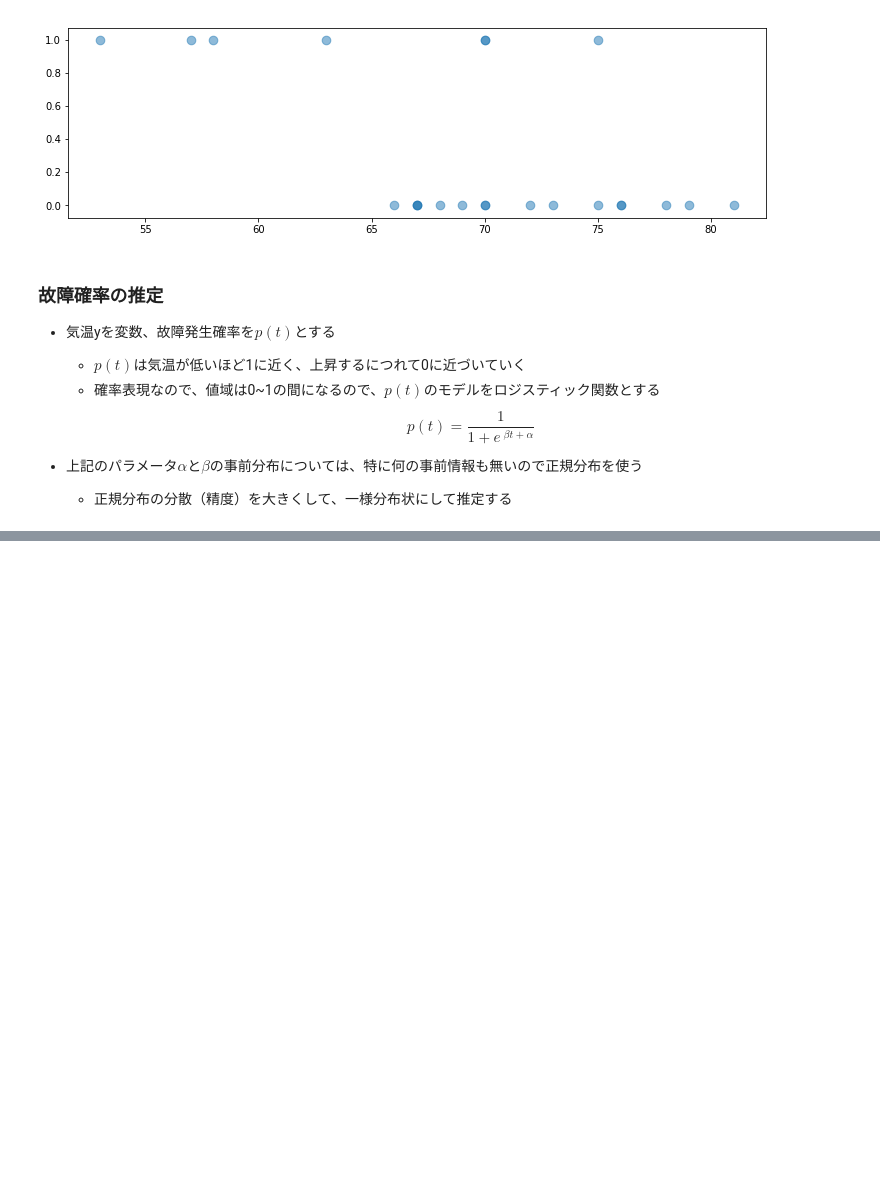
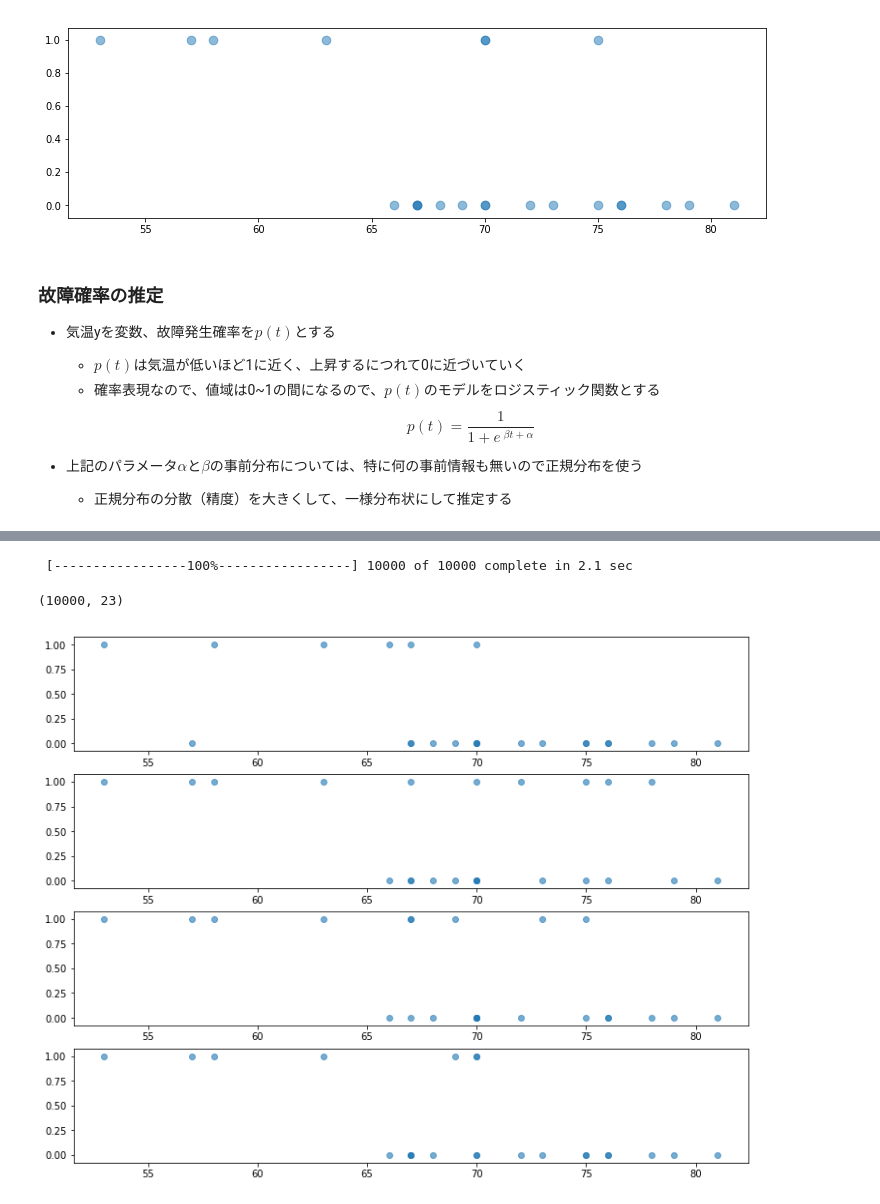
Before and after one commit to kano00/BayesianMethodForHackers, a Jupyter notebook: Chapter2.ipynb, the cells around one changed output, grey strips where cells are left out. Saved outputs shown, nothing was run; the diff lists cells and outputs as text; code cells hidden in the pictures; blank space fills up the shorter version.

```diff
--- a/Chapter2.ipynb
+++ b/Chapter2.ipynb
@@ -315,0 +334,21 @@ ModuleNotFoundError: No module named 'scipy.mstats'
+# %%
+# シミュレーション変数
+## p -> ここでのモデル。ロジスティック関数に従う確率。
+simulated = pm.Bernoulli("bernoulli_sim", p)
+N = 10000
+
+mcmc = pm.MCMC([simulated, alpha, beta, observed])
+mcmc.sample(N)
+# %% [output]
+ [-----------------100%-----------------] 10000 of 10000 complete in 2.1 sec
+# %%
+simulations = mcmc.trace("bernoulli_sim")[:].astype(int)
+print(simulations.shape)
+
+figsize(12.5, 10)
+for i in range(4):
+    ax = plt.subplot(4, 1, i+1)
+    plt.scatter(temperature, simulations[1000 * i, :], alpha=0.6)
+# %% [output]
+(10000, 23)
+[figure, added]
```
Also changed, not shown: parts of 20 cells of this notebook.
